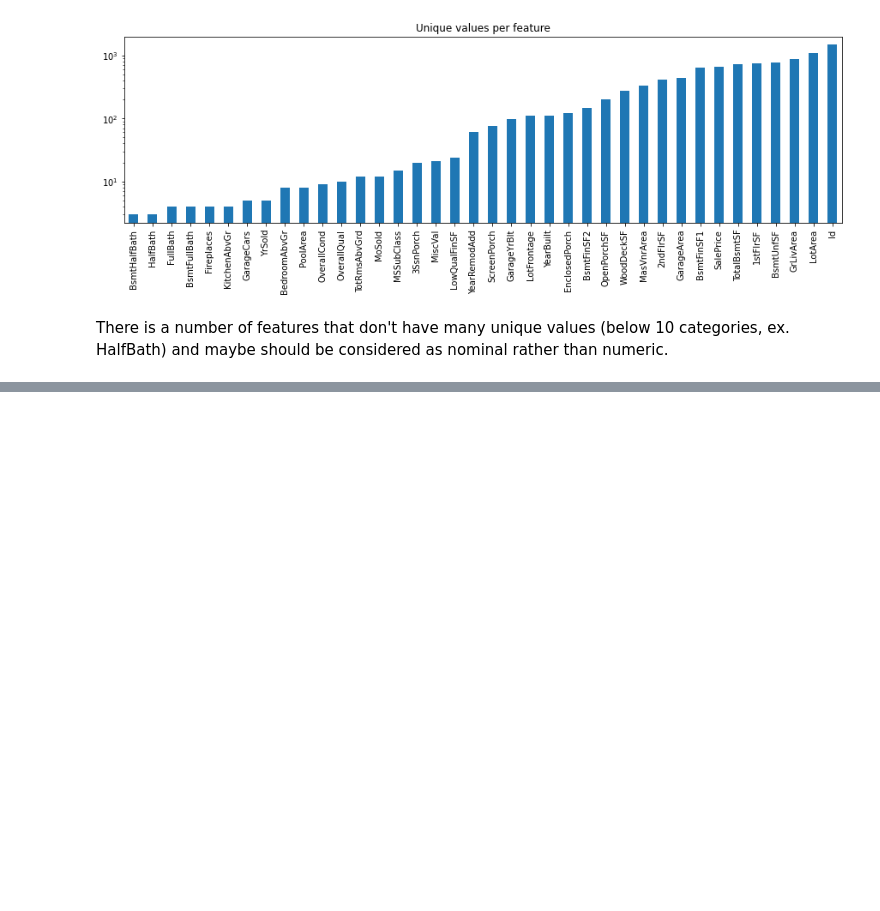
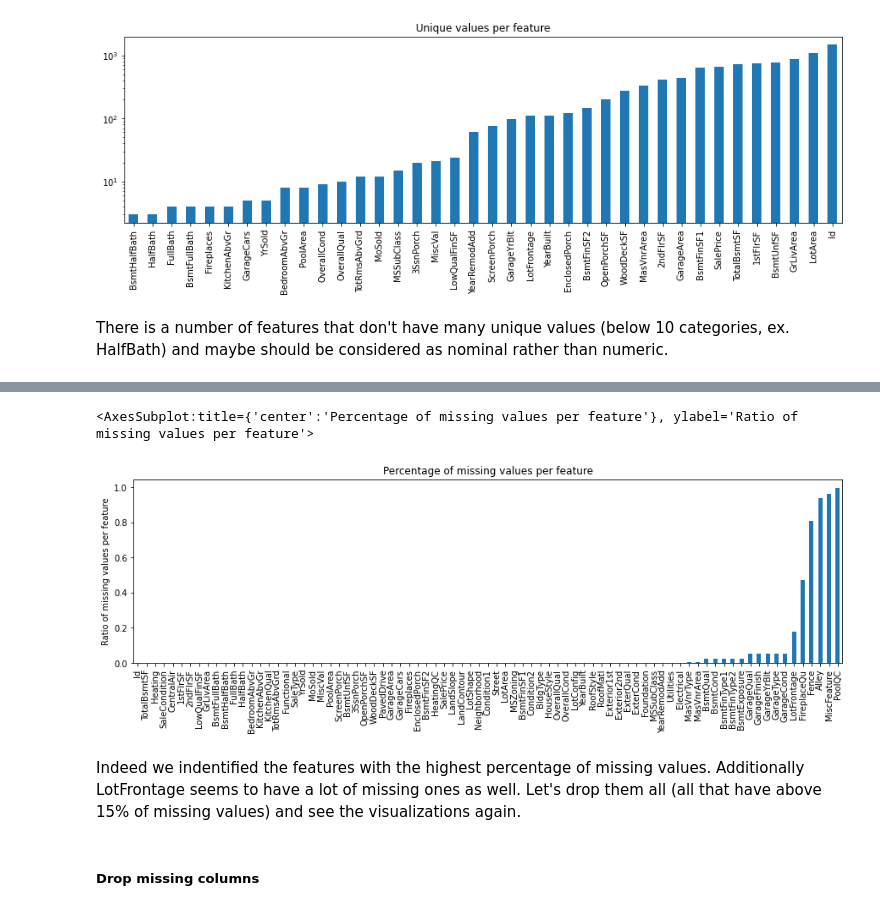
Before and after one commit to patrycja-naumczyk/Kaggle_housePrice, a Jupyter notebook: EDA1.ipynb, the cells around one changed output, grey strips where cells are left out. Saved outputs shown, nothing was run; the diff lists cells and outputs as text; code cells hidden in the pictures; blank space fills up the shorter version.

```diff
--- a/EDA1.ipynb
+++ b/EDA1.ipynb
@@ -103,0 +140,12 @@ df["FullBath"].nunique()
+# %%
+df.isna().mean().sort_values().plot(
+    kind="bar", figsize=(15, 4),
+    title="Percentage of missing values per feature",
+    ylabel="Ratio of missing values per feature")
+# %% [output]
+<AxesSubplot:title={'center':'Percentage of missing values per feature'}, ylabel='Ratio of missing values per feature'>
+[figure, added]
+# %% [markdown]
+Indeed we indentified the features with the highest percentage of missing values. Additionally LotFrontage seems to have a lot of missing ones as well. Let's drop them all (all that have above 15% of missing values) and see the visualizations again.
+# %% [markdown]
+##### Drop missing columns
```
Also changed, not shown: parts of 24 cells of this notebook.
